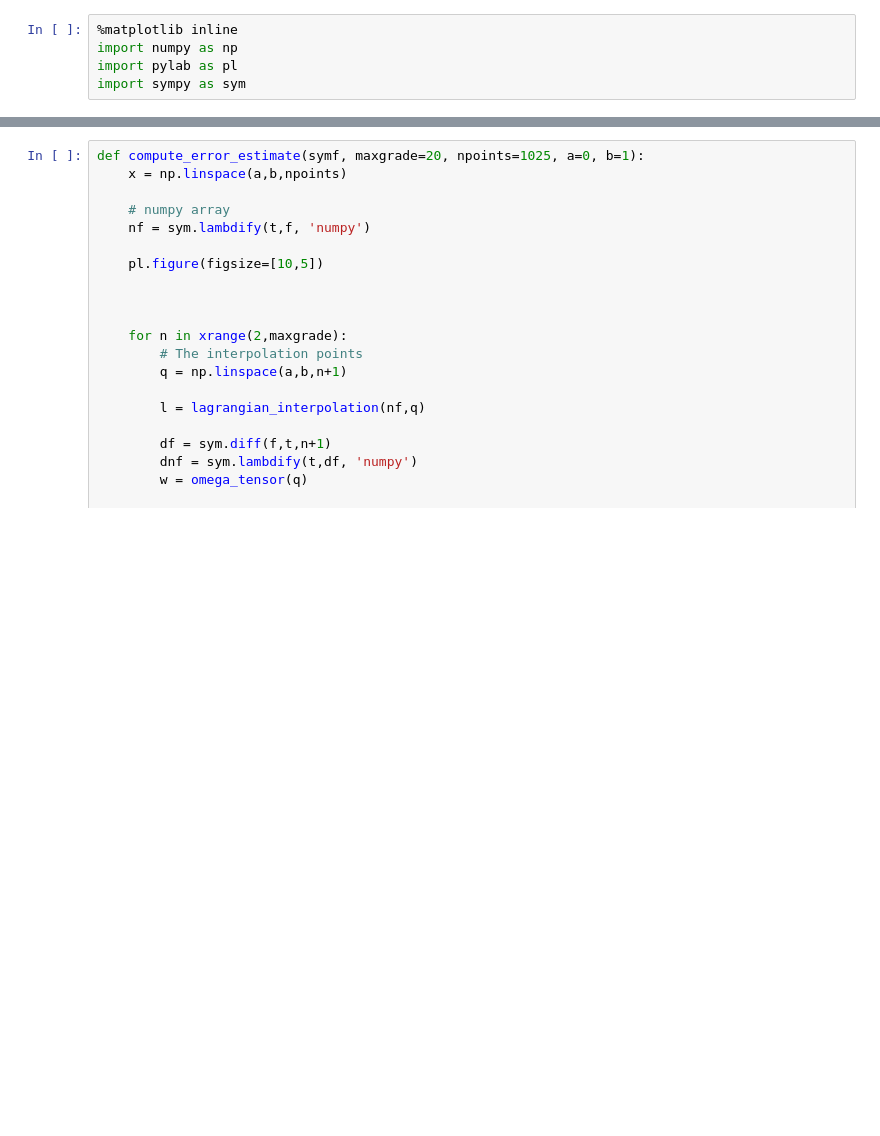
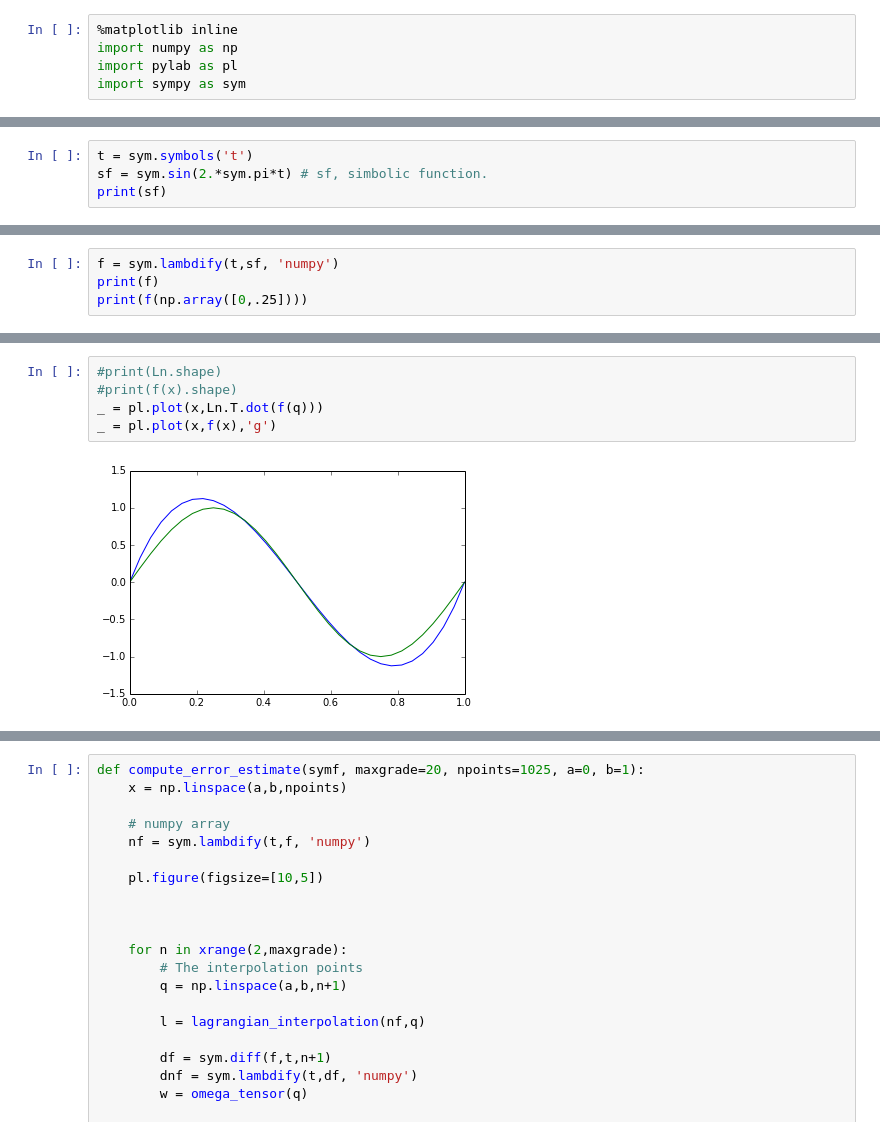
Before and after one commit to sissa/P1.4_seed, a Jupyter notebook: python-lectures/03_error_estimation.ipynb, the cells around one changed output, grey strips where cells are left out. Saved outputs shown, nothing was run; the diff lists cells and outputs as text; blank space fills up the shorter version.

```diff
--- a/python-lectures/03_error_estimation.ipynb
+++ b/python-lectures/03_error_estimation.ipynb
@@ -5,0 +23,4 @@ import sympy as sym
+# %%
+t = sym.symbols('t')
+sf = sym.sin(2.*sym.pi*t) # sf, simbolic function.
+print(sf)
@@ -5,0 +31,4 @@ import sympy as sym
+# %%
+f = sym.lambdify(t,sf, 'numpy')
+print(f)
+print(f(np.array([0,.25])))
@@ -25,0 +109,7 @@ def omega_tensor(q):
+# %%
+#print(Ln.shape)
+#print(f(x).shape)
+_ = pl.plot(x,Ln.T.dot(f(q)))
+_ = pl.plot(x,f(x),'g')
+# %% [output]
+[figure, added]
```
Also changed, not shown: parts of 16 cells of this notebook.
